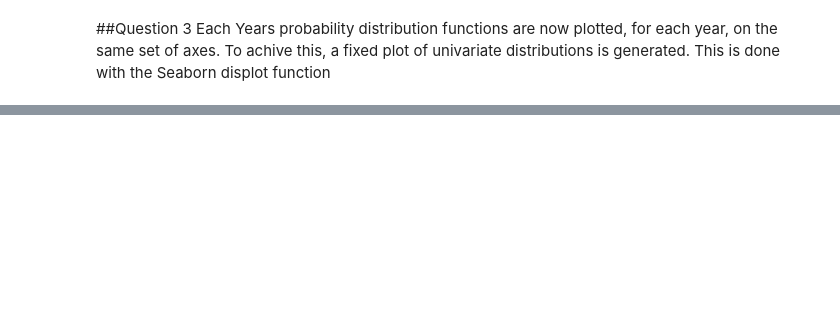
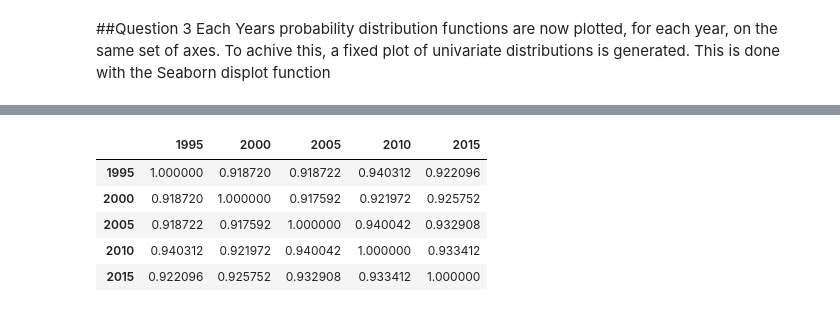
Before and after one commit to chrismaree/ICAO-Weather-Analysis-Python, a Jupyter notebook: MainFile.ipynb, the cells around one changed output, grey strips where cells are left out. Drawn from its saved outputs; the diff is of its cells as text; code cells hidden in the pictures; blank space fills up the shorter version.

```diff
--- a/MainFile.ipynb
+++ b/MainFile.ipynb
@@ -23,3 +30,6 @@ def printMatrix(data): #used to print matricies to HTML
 
 def printText(text):
     display(HTML('<p>'+text+'<p>'))
+
+def displayHTML(html):
+    display(HTML(html))
@@ -91,0 +89,18 @@ TypeError: printMatrix() takes 1 positional argument but 2 were given
+# %%
+autoCorrelation = np.zeros((5, 5))
+for x in range(0, 5):
+    for y in range(0, 5):
+        a = weatherData[x][0:365, 2]
+        b = weatherData[y][0:365, 2]
+        a = (a - np.mean(a)) / (np.std(a) * len(a))
+        b = (b - np.mean(b)) / (np.std(b))
+        autoCorrelation[x, y] = np.correlate(a, b)
+displayHTML(pd.DataFrame(autoCorrelation, columns=['1995', '2000', '2005', '2010', '2015'],
+                         index=['1995', '2000', '2005', '2010', '2015']).to_html())
+# %% [output]
+|  | 1995 | 2000 | 2005 | 2010 | 2015 |
+| 1995 | 1.000000 | 0.918720 | 0.918722 | 0.940312 | 0.922096 |
+| 2000 | 0.918720 | 1.000000 | 0.917592 | 0.921972 | 0.925752 |
+| 2005 | 0.918722 | 0.917592 | 1.000000 | 0.940042 | 0.932908 |
+| 2010 | 0.940312 | 0.921972 | 0.940042 | 1.000000 | 0.933412 |
+| 2015 | 0.922096 | 0.925752 | 0.932908 | 0.933412 | 1.000000 |
```
Also changed, not shown: parts of 10 cells of this notebook.
